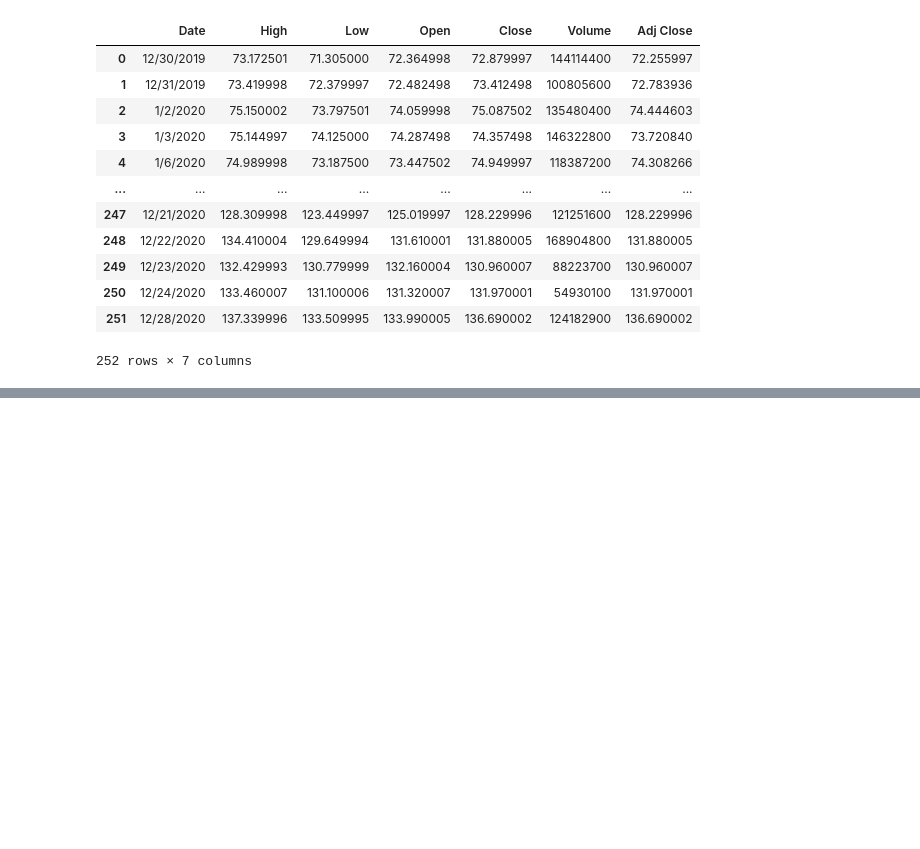
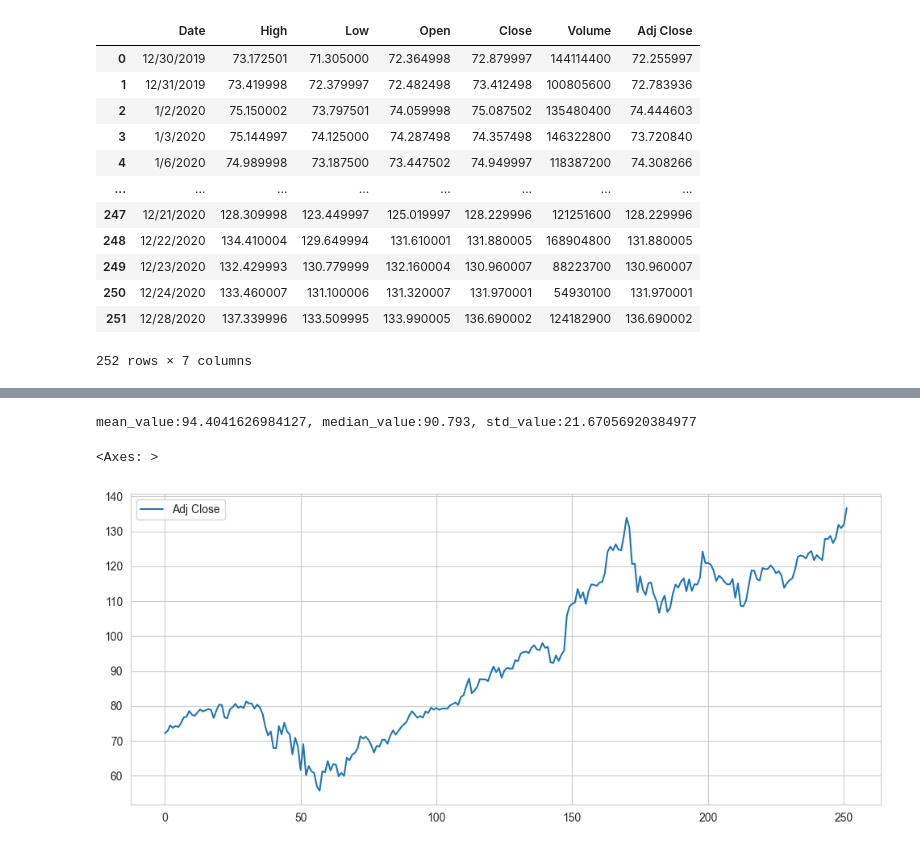
Before and after one commit to gooners006/MSE, a Jupyter notebook: notebooks.ipynb, the cells around one changed output, grey strips where cells are left out. Saved outputs shown, nothing was run; the diff lists cells and outputs as text; code cells hidden in the pictures; blank space fills up the shorter version.

```diff
--- a/notebooks.ipynb
+++ b/notebooks.ipynb
@@ -39,3 +39,6 @@ display(AAPL)
 | 250 | 12/24/2020 | 133.460007 | 131.100006 | 131.320007 | 131.970001 | 54930100 | 131.970001 |
 | 251 | 12/28/2020 | 137.339996 | 133.509995 | 133.990005 | 136.690002 | 124182900 | 136.690002 |
 252 rows × 7 columns
+# %%
+AAPL["Adj Close"] = AAPL["Adj Close"].round(decimals=3)
+AAPL.head()
@@ -41,0 +82,19 @@ display(AAPL)
+# %%
+import statistics
+
+adjValues = AAPL["Adj Close"].values
+mean_value = statistics.mean(adjValues)
+median_value = statistics.median(adjValues)
+std_value = statistics.stdev(adjValues)
+print(f"mean_value:{mean_value}, median_value:{median_value}, std_value:{std_value}")
+# %% [output]
+mean_value:94.4041626984127, median_value:90.793, std_value:21.67056920384977
+# %%
+import seaborn as sns
+
+sns.set_style("whitegrid")
+
+AAPL["Adj Close"].plot(legend=True, figsize=(12, 5))
+# %% [output]
+<Axes: >
+[figure, added]
```
Also changed, not shown: parts of 9 cells of this notebook, 3 other files.
